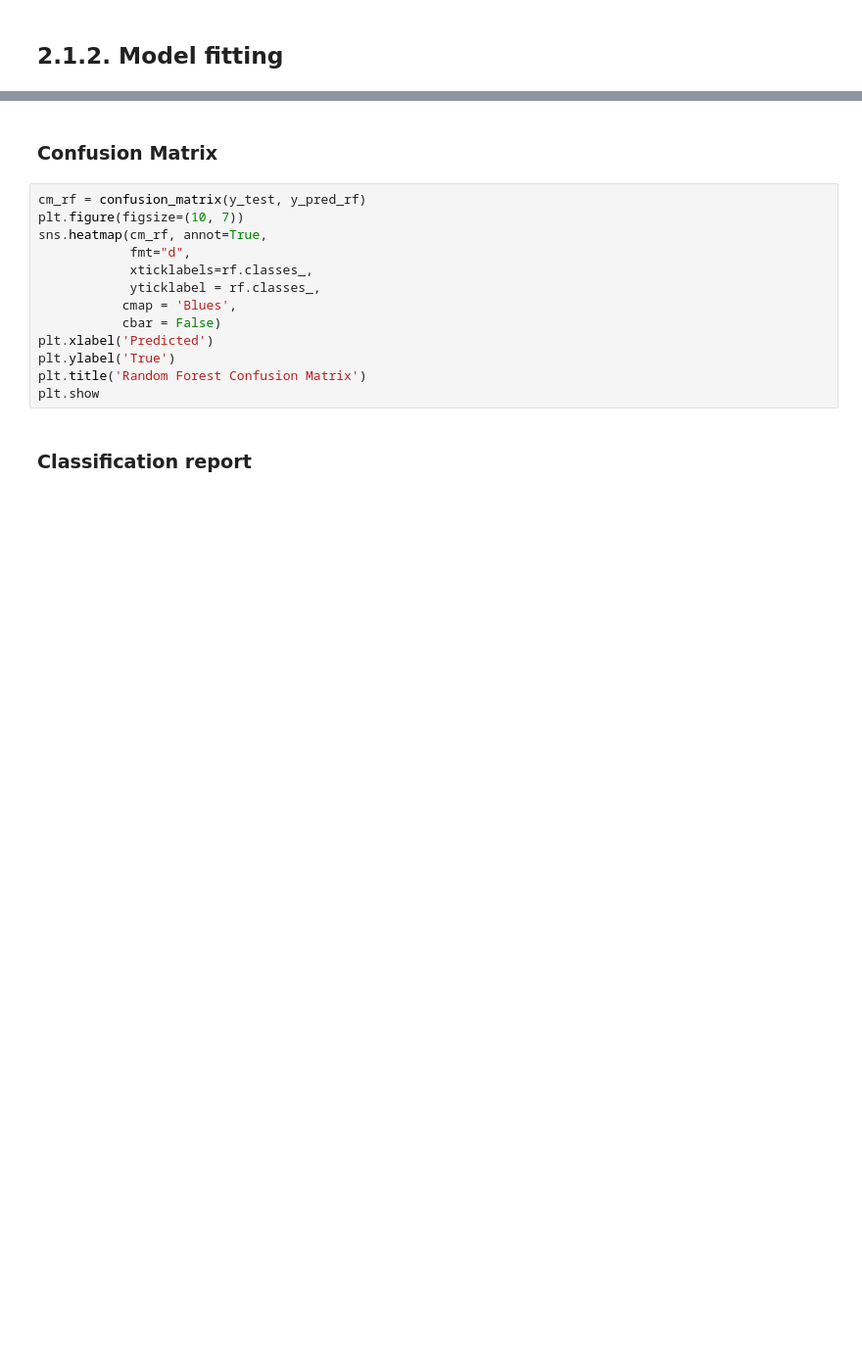
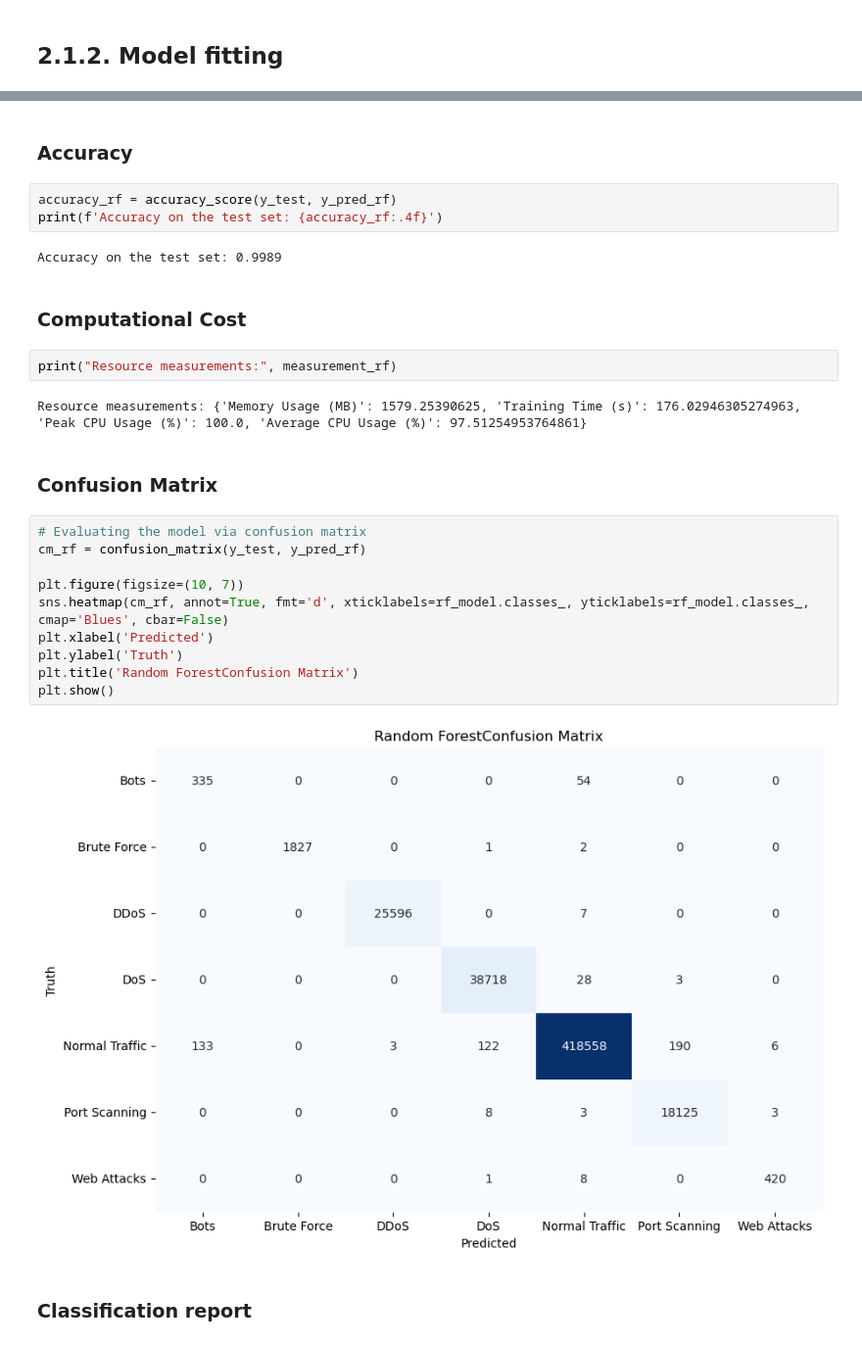
Before and after one commit to wahbakamaluddin/nids3, a Jupyter notebook: notebook/ml_training.ipynb, the cells around one changed output, grey strips where cells are left out. Shown: that part at 98% size. Drawn from its saved outputs; the diff is of its cells as text; blank space fills up the shorter version.

```diff
--- a/notebook/ml_training.ipynb
+++ b/notebook/ml_training.ipynb
@@ -290,18 +276,30 @@ print(f"Accuracy on the test set: {accuracy_rf:.4f}")
+# %% [markdown]
+### Accuracy
+# %%
+accuracy_rf = accuracy_score(y_test, y_pred_rf)
+print(f'Accuracy on the test set: {accuracy_rf:.4f}')
+# %% [output]
+Accuracy on the test set: 0.9989
+# %% [markdown]
+### Computational Cost
+# %%
+print("Resource measurements:", measurement_rf)
+# %% [output]
+Resource measurements: {'Memory Usage (MB)': 1579.25390625, 'Training Time (s)': 176.02946305274963, 'Peak CPU Usage (%)': 100.0, 'Average CPU Usage (%)': 97.51254953764861}
 # %% [markdown]
 ### Confusion Matrix
 # %%
+# Evaluating the model via confusion matrix
 cm_rf = confusion_matrix(y_test, y_pred_rf)
+
 plt.figure(figsize=(10, 7))
-sns.heatmap(cm_rf, annot=True,
-            fmt="d",
-            xticklabels=rf.classes_,
-            yticklabel = rf.classes_,
-           cmap = 'Blues',
-           cbar = False)
+sns.heatmap(cm_rf, annot=True, fmt='d', xticklabels=rf_model.classes_, yticklabels=rf_model.classes_, cmap='Blues', cbar=False)
 plt.xlabel('Predicted')
-plt.ylabel('True')
-plt.title('Random Forest Confusion Matrix')
-plt.show
+plt.ylabel('Truth')
+plt.title('Random ForestConfusion Matrix')
+plt.show()
+# %% [output]
+[figure, added]
 # %% [markdown]
 ### Classification report
 # %%
```
Also changed, not shown: parts of 57 cells of this notebook, 4 other files.
